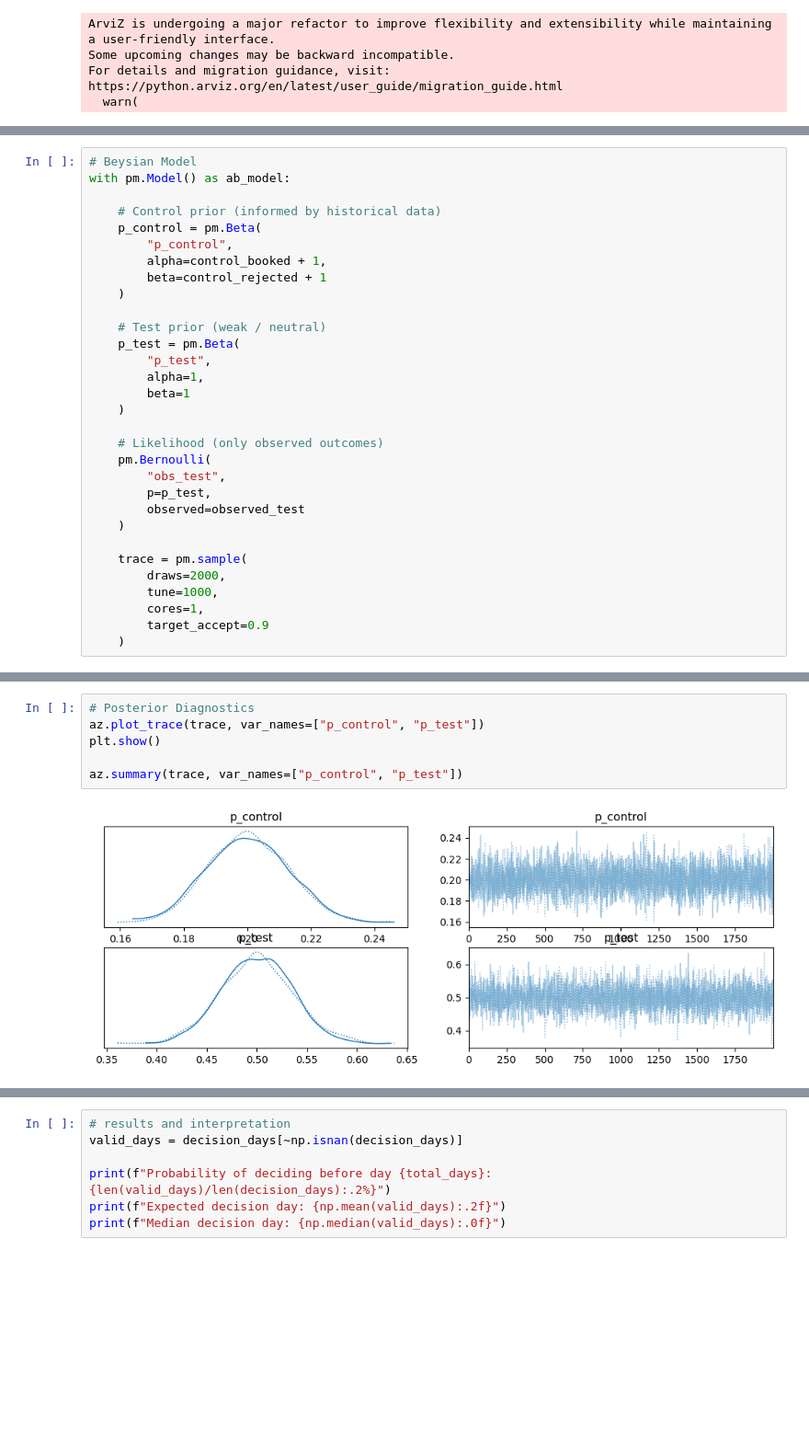
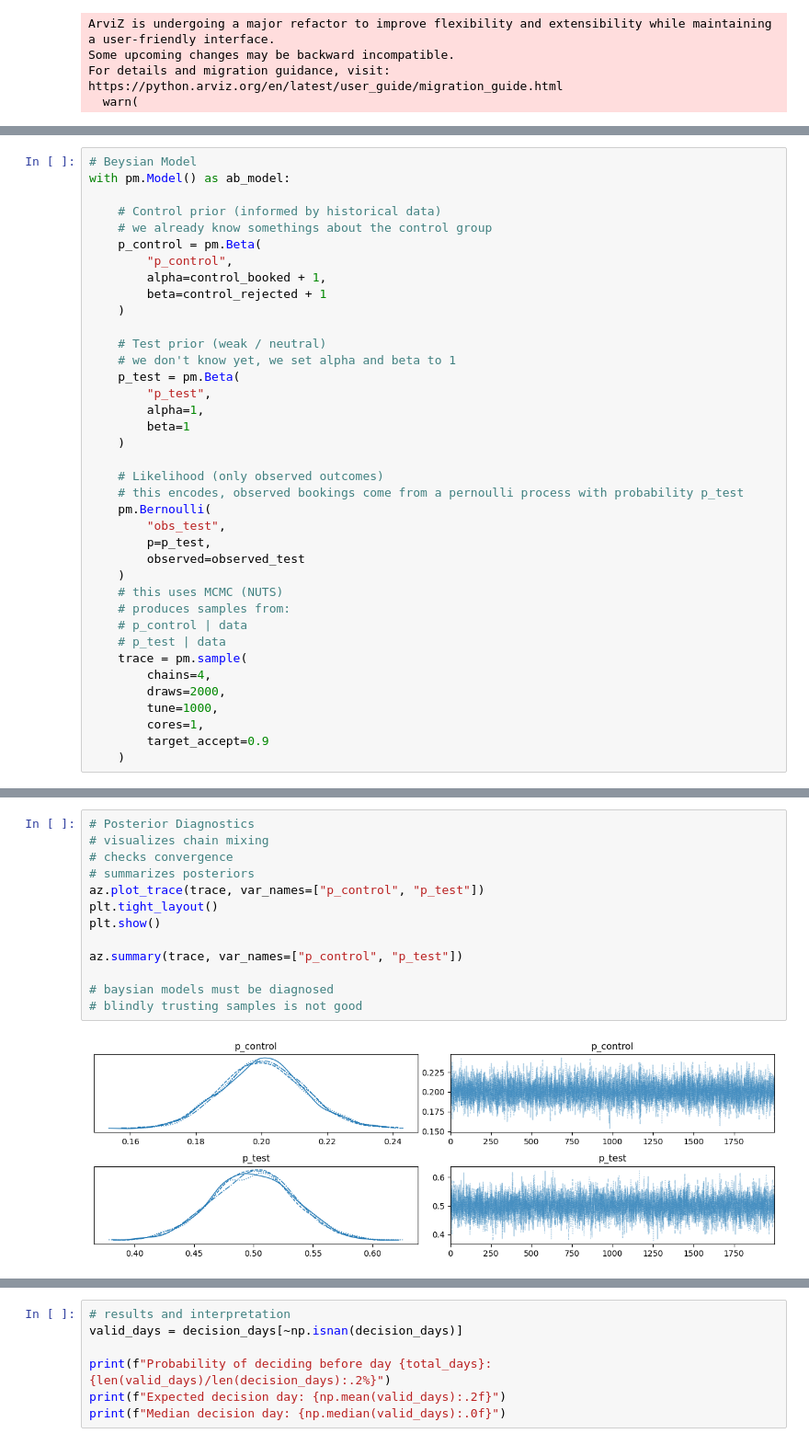
Before and after one commit to ntran119/Studying_Practice_Notebooks, a Jupyter notebook: PyMC_notebook.ipynb, the cells around one changed output, grey strips where cells are left out. Shown at 92% size. Cells and saved outputs as stored; diff of their text form; blank space fills up the shorter version.

```diff
--- a/PyMC_notebook.ipynb
+++ b/PyMC_notebook.ipynb
@@ -54,6 +66,7 @@ decision_threshold = 0.95
 with pm.Model() as ab_model:
 
     # Control prior (informed by historical data)
+    # we already know somethings about the control group
     p_control = pm.Beta(
         "p_control",
         alpha=control_booked + 1,
@@ -61,6 +74,7 @@ with pm.Model() as ab_model:
     )
 
     # Test prior (weak / neutral)
+    # we don't know yet, we set alpha and beta to 1
     p_test = pm.Beta(
         "p_test",
         alpha=1,
@@ -68,13 +82,18 @@ with pm.Model() as ab_model:
     )
 
     # Likelihood (only observed outcomes)
+    # this encodes, observed bookings come from a pernoulli process with probability p_test
     pm.Bernoulli(
         "obs_test",
         p=p_test,
         observed=observed_test
     )
-
+    # this uses MCMC (NUTS)
+    # produces samples from:
+    # p_control | data
+    # p_test | data
     trace = pm.sample(
+        chains=4,
         draws=2000,
         tune=1000,
         cores=1,
@@ -99,9 +126,16 @@ We recommend running at least 4 chains for robust computation of convergence dia
 # %%
 # Posterior Diagnostics
+# visualizes chain mixing
+# checks convergence
+# summarizes posteriors
 az.plot_trace(trace, var_names=["p_control", "p_test"])
+plt.tight_layout()
 plt.show()
 
 az.summary(trace, var_names=["p_control", "p_test"])
+
+# baysian models must be diagnosed
+# blindly trusting samples is not good
 # %% [output]
-[figure, old version]
+[figure, new version]
 |  | mean | sd | hdi_3% | hdi_97% | mcse_mean | mcse_sd | ess_bulk | ess_tail | r_hat |
```
Also changed, not shown: parts of 8 cells of this notebook, 1 other file.
